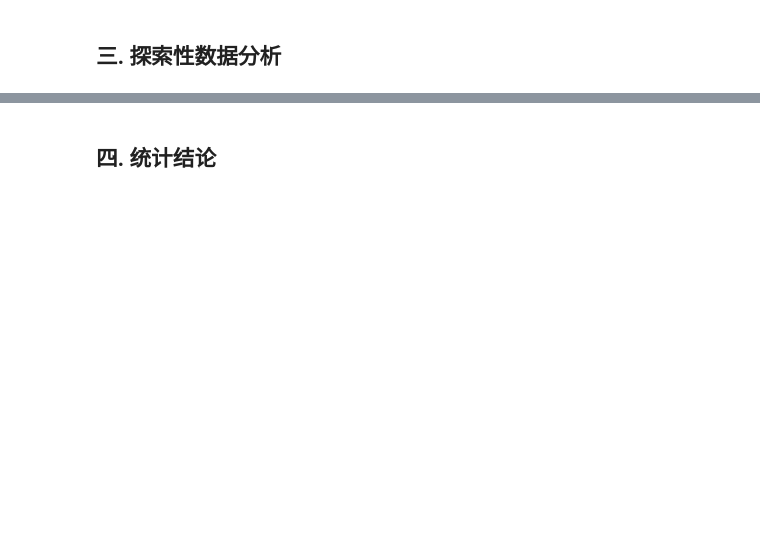
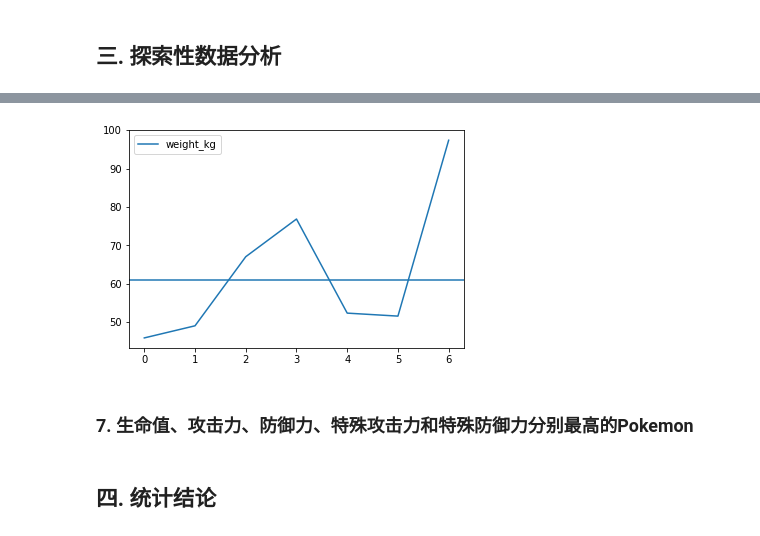
Before and after one commit to ezra1218/pokemon-stats, a Jupyter notebook: pokemon-analysis.ipynb, the cells around one changed output, grey strips where cells are left out. Drawn from its saved outputs; the diff is of its cells as text; code cells hidden in the pictures; blank space fills up the shorter version.

```diff
--- a/pokemon-analysis.ipynb
+++ b/pokemon-analysis.ipynb
@@ -129,3 +233,10 @@ memory usage: 250.4+ KB
+# %%
+weights.plot(kind='line')
+plt.axhline(df.weight_kg.mean());
+# %% [output]
+[figure, added]
+# %% [markdown]
+### 7. 生命值、攻击力、防御力、特殊攻击力和特殊防御力分别最高的Pokemon
 # %% [markdown]
 <a id='conclusions'></a>
 ## 四. 统计结论
```
Also changed, not shown: parts of 30 cells of this notebook.
